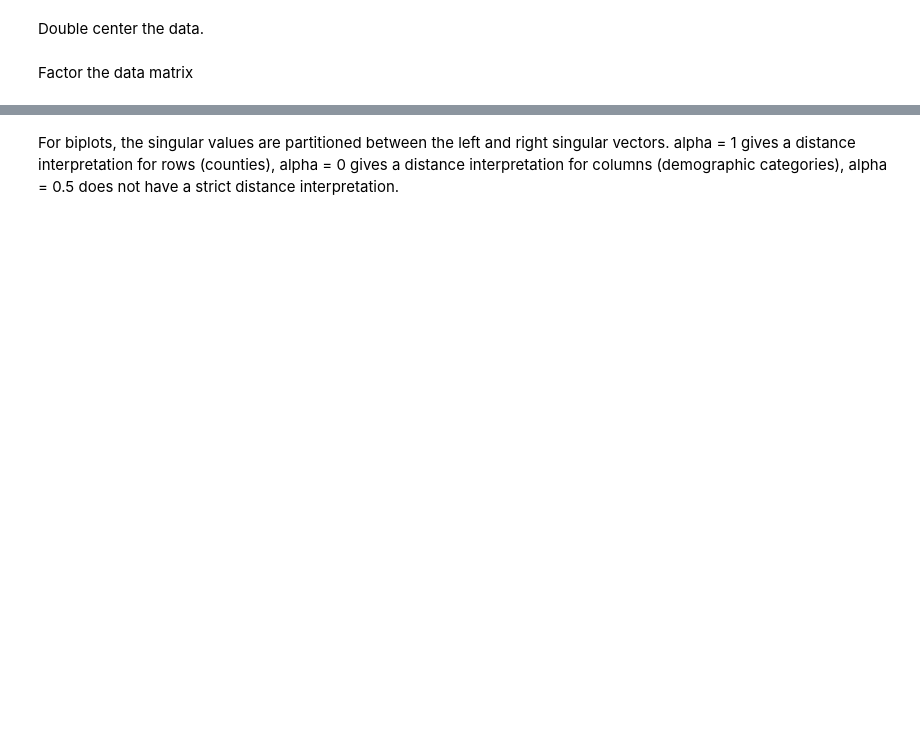
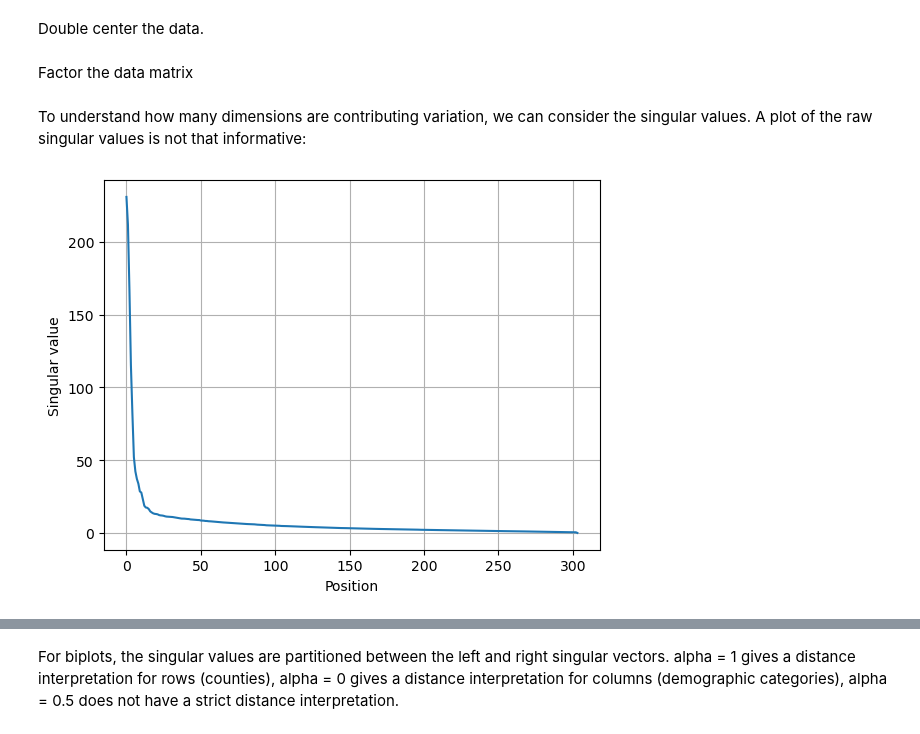
Before and after one commit to kshedden/case_studies, a Jupyter notebook: natality/biplots.ipynb, the cells around one changed output, grey strips where cells are left out. Saved outputs shown, nothing was run; the diff lists cells and outputs as text; code cells hidden in the pictures; blank space fills up the shorter version.

```diff
--- a/natality/biplots.ipynb
+++ b/natality/biplots.ipynb
@@ -17,6 +13,3 @@ regression (PCR). These are the larger counties.
 # %%
-da = pd.merge(births, pop, on="FIPS", how="left")
-da = pd.merge(da, rucc, on="FIPS", how="left")
-da["logPop"] = np.log(da["Population"])
-da = da.dropna()
-fips = da.FIPS.dropna().unique()
+fips = np.asarray(births["FIPS"].unique())
+demog = demog.loc[demog.index.isin(fips)]
@@ -23,6 +44,5 @@ fips = da.FIPS.dropna().unique()
 # %% [markdown]
 Restrict the demographics data to the larger counties.
 # %%
-demogx = demog.loc[demog.index.isin(fips)]
-demogx = np.asarray(demogx)
+demogx = np.asarray(demog)
 # %% [markdown]
@@ -31,2 +50,3 @@ Square root transform again to better symmetrize the data.
 # %%
-demogx = np.sqrt(demogx)
+demogx = np.power(demogx, 0.25)
+demogx[0:4,0:4]
@@ -41,3 +66,14 @@ Factor the data matrix
 # %%
 u,s,vt = np.linalg.svd(demogx, 0)
 v = vt.T
+# %% [markdown]
+To understand how many dimensions are contributing variation, we can consider the singular values.  A plot of the raw singular values is not that informative:
+# %%
+plt.clf()
+plt.grid(True)
+plt.plot(s)
+plt.ylabel("Singular value")
+plt.xlabel("Position")
+plt.show()
+# %% [output]
+[figure, added]
```
Also changed, not shown: parts of 17 cells of this notebook, 3 other files.
